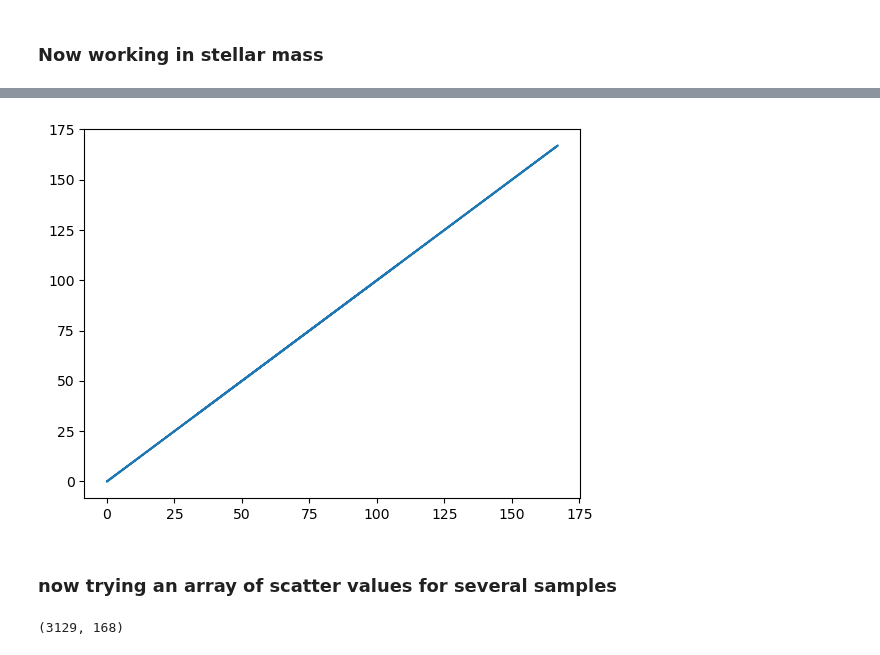
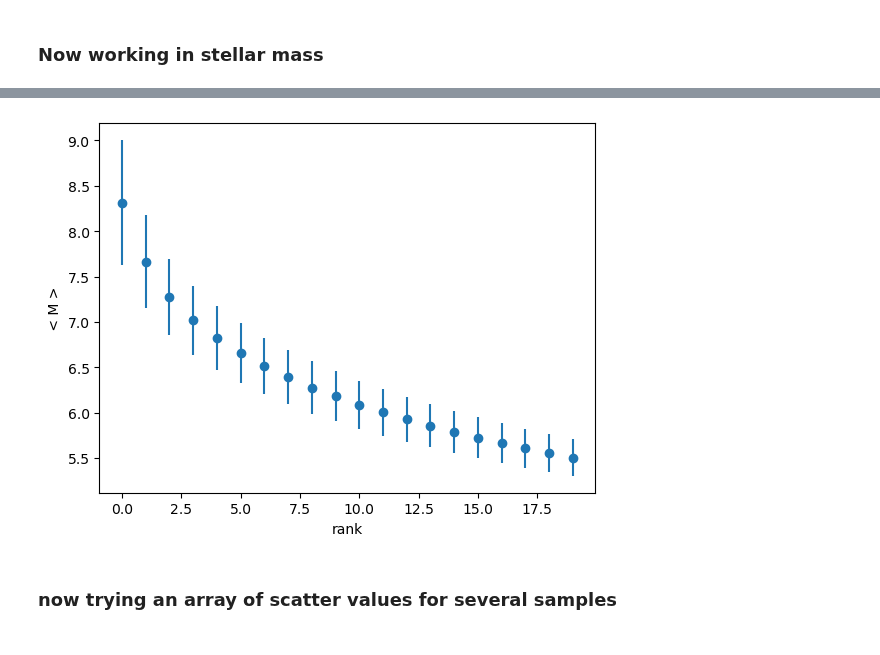
Before and after one commit to jsmonzon/SatGen, a Jupyter notebook: notebooks/rank_ordered.ipynb, the cells around one changed output, grey strips where cells are left out. Saved outputs shown, nothing was run; the diff lists cells and outputs as text; code cells hidden in the pictures.

```diff
--- a/notebooks/rank_ordered.ipynb
+++ b/notebooks/rank_ordered.ipynb
@@ -104,15 +57,16 @@ plt.show()
-# %%
-plt.plot(rank[:,1], rank_s[:,1])
-plt.show()
-# %% [output]
-[figure, removed]
+# %%
+aves = det_ave[0:20]
+stds = det_std[0:20]
+# %%
+plt.errorbar(range(20), aves, yerr=stds, fmt="o")
+plt.xlabel("rank")
+plt.ylabel(" < M > ")
+plt.show()
+# %% [output]
+[figure, added]
 # %% [markdown]
 ### now trying an array of scatter values for several samples
 # %%
 scatter_pix = 15
 scatter_range = np.round(np.linspace(0.0,1.5,scatter_pix), 3)
 N_samples=500
-# %%
-sort_s.shape
-# %% [output]
-(3129, 168)
```
Also changed, not shown: parts of 46 cells of this notebook, 11 other files.
